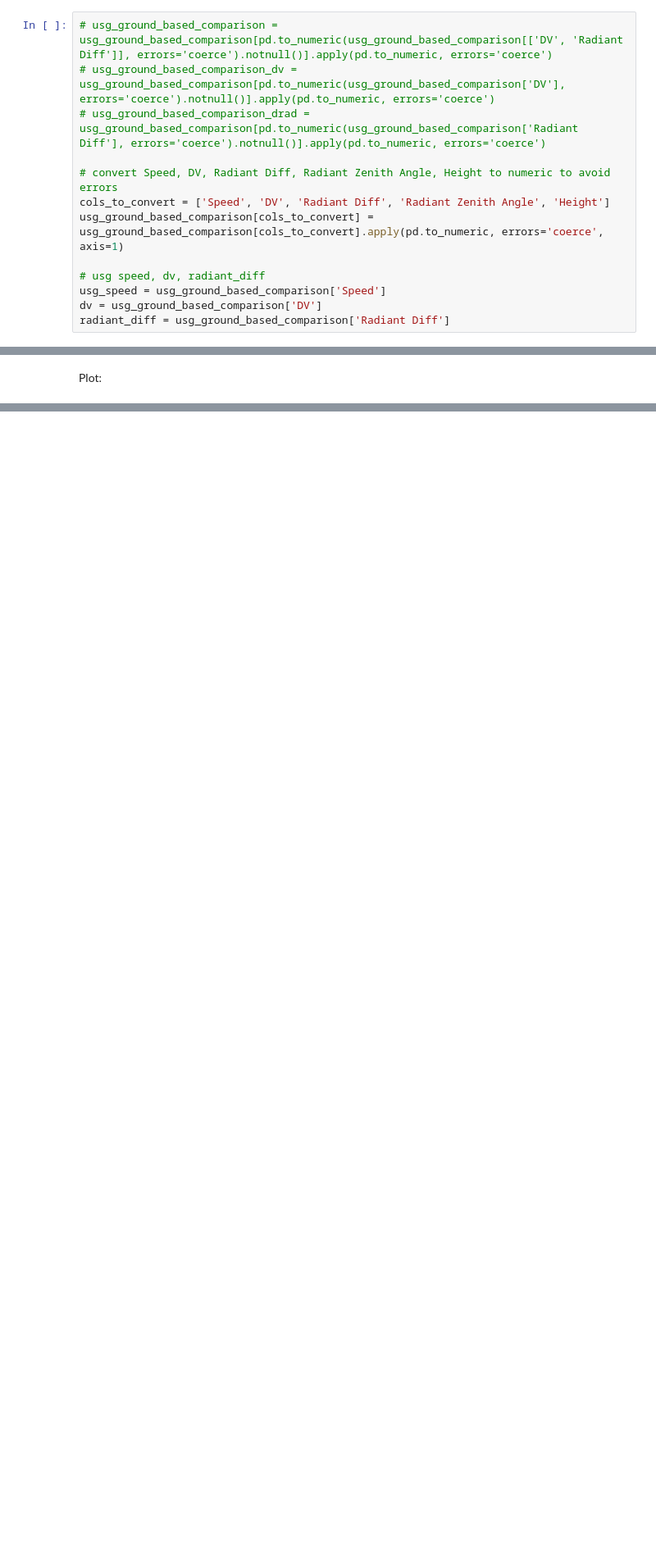
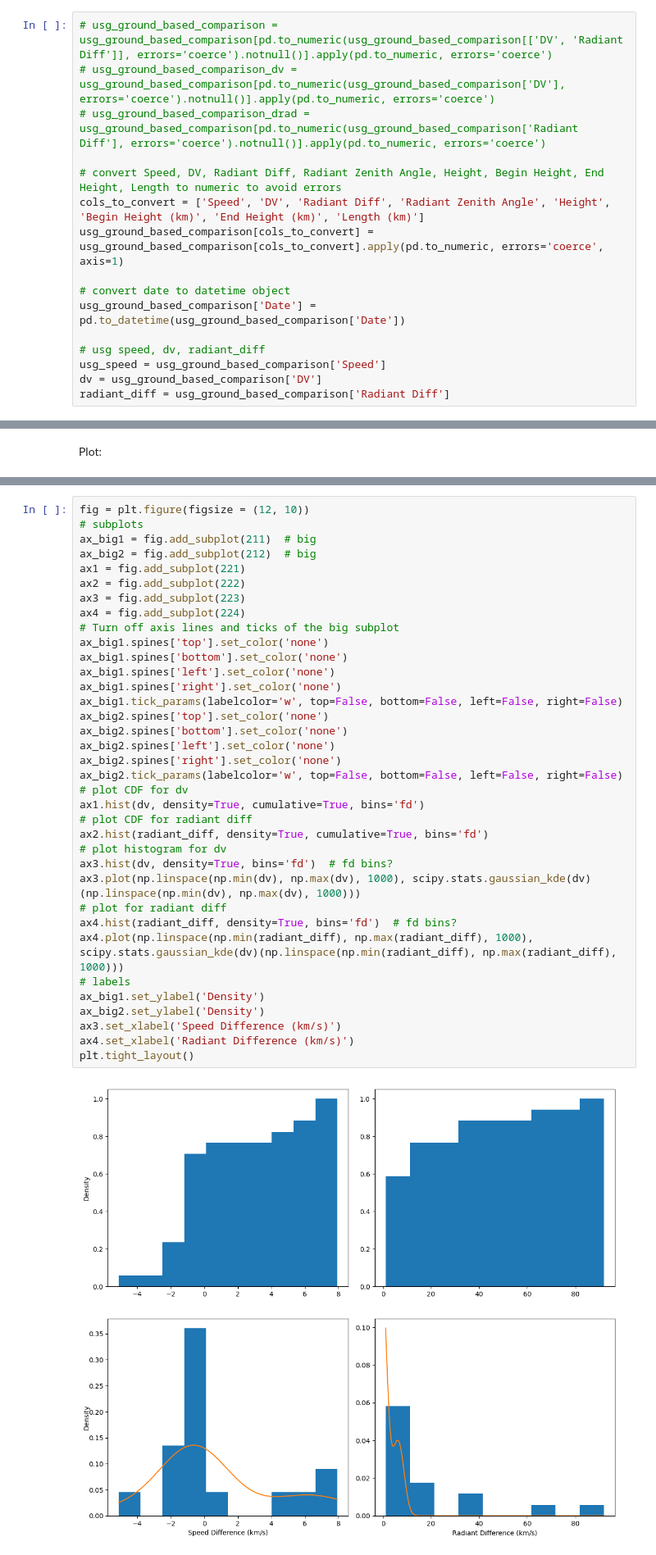
Before and after one commit to ia-chow/Thesis, a Jupyter notebook: speed_radiant_difference/speed_radiant_difference.ipynb, the cells around one changed output, grey strips where cells are left out. Shown at 82% size. Drawn from its saved outputs; the diff is of its cells as text; blank space fills up the shorter version.

```diff
--- a/speed_radiant_difference/speed_radiant_difference.ipynb
+++ b/speed_radiant_difference/speed_radiant_difference.ipynb
@@ -35,9 +37,12 @@ Now plotting speed difference and radiant difference against speed, recreating F
 # usg_ground_based_comparison_dv = usg_ground_based_comparison[pd.to_numeric(usg_ground_based_comparison['DV'], errors='coerce').notnull()].apply(pd.to_numeric, errors='coerce')
 # usg_ground_based_comparison_drad = usg_ground_based_comparison[pd.to_numeric(usg_ground_based_comparison['Radiant Diff'], errors='coerce').notnull()].apply(pd.to_numeric, errors='coerce')
 
-# convert Speed, DV, Radiant Diff, Radiant Zenith Angle, Height to numeric to avoid errors
-cols_to_convert = ['Speed', 'DV', 'Radiant Diff', 'Radiant Zenith Angle', 'Height']
+# convert Speed, DV, Radiant Diff, Radiant Zenith Angle, Height, Begin Height, End Height, Length to numeric to avoid errors
+cols_to_convert = ['Speed', 'DV', 'Radiant Diff', 'Radiant Zenith Angle', 'Height', 'Begin Height (km)', 'End Height (km)', 'Length (km)']
 usg_ground_based_comparison[cols_to_convert] = usg_ground_based_comparison[cols_to_convert].apply(pd.to_numeric, errors='coerce', axis=1)
+
+# convert date to datetime object
+usg_ground_based_comparison['Date'] = pd.to_datetime(usg_ground_based_comparison['Date'])
 
 # usg speed, dv, radiant_diff
 usg_speed = usg_ground_based_comparison['Speed']
@@ -446,0 +454,38 @@ Text(0, 0.5, 'Radiant Difference (deg)')
+# %%
+fig = plt.figure(figsize = (12, 10))
+# subplots
+ax_big1 = fig.add_subplot(211)  # big
+ax_big2 = fig.add_subplot(212)  # big
+ax1 = fig.add_subplot(221)
+ax2 = fig.add_subplot(222)
+ax3 = fig.add_subplot(223)
+ax4 = fig.add_subplot(224)
+# Turn off axis lines and ticks of the big subplot
+ax_big1.spines['top'].set_color('none')
+ax_big1.spines['bottom'].set_color('none')
+ax_big1.spines['left'].set_color('none')
+ax_big1.spines['right'].set_color('none')
+ax_big1.tick_params(labelcolor='w', top=False, bottom=False, left=False, right=False)
+ax_big2.spines['top'].set_color('none')
+ax_big2.spines['bottom'].set_color('none')
+ax_big2.spines['left'].set_color('none')
+ax_big2.spines['right'].set_color('none')
+ax_big2.tick_params(labelcolor='w', top=False, bottom=False, left=False, right=False)
+# plot CDF for dv
+ax1.hist(dv, density=True, cumulative=True, bins='fd')
+# plot CDF for radiant diff
+ax2.hist(radiant_diff, density=True, cumulative=True, bins='fd')
+# plot histogram for dv
+ax3.hist(dv, density=True, bins='fd')  # fd bins?
+ax3.plot(np.linspace(np.min(dv), np.max(dv), 1000), scipy.stats.gaussian_kde(dv)(np.linspace(np.min(dv), np.max(dv), 1000)))
+# plot for radiant diff
+ax4.hist(radiant_diff, density=True, bins='fd')  # fd bins?
+ax4.plot(np.linspace(np.min(radiant_diff), np.max(radiant_diff), 1000), scipy.stats.gaussian_kde(dv)(np.linspace(np.min(radiant_diff), np.max(radiant_diff), 1000)))
+# labels
+ax_big1.set_ylabel('Density')
+ax_big2.set_ylabel('Density')
+ax3.set_xlabel('Speed Difference (km/s)')
+ax4.set_xlabel('Radiant Difference (km/s)')
+plt.tight_layout()
+# %% [output]
+[figure, added]
```
Also changed, not shown: parts of 26 cells of this notebook.
